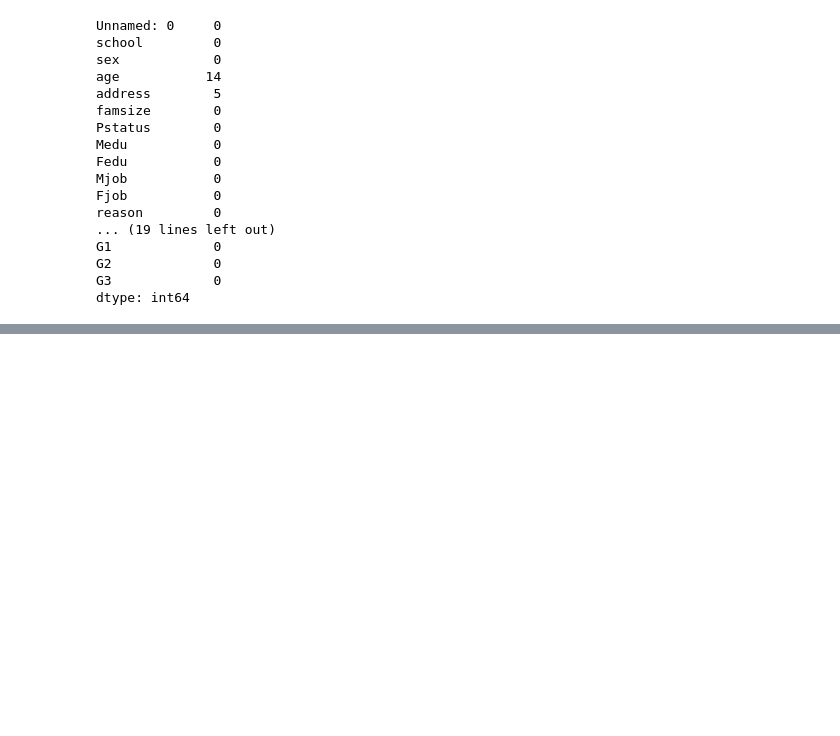
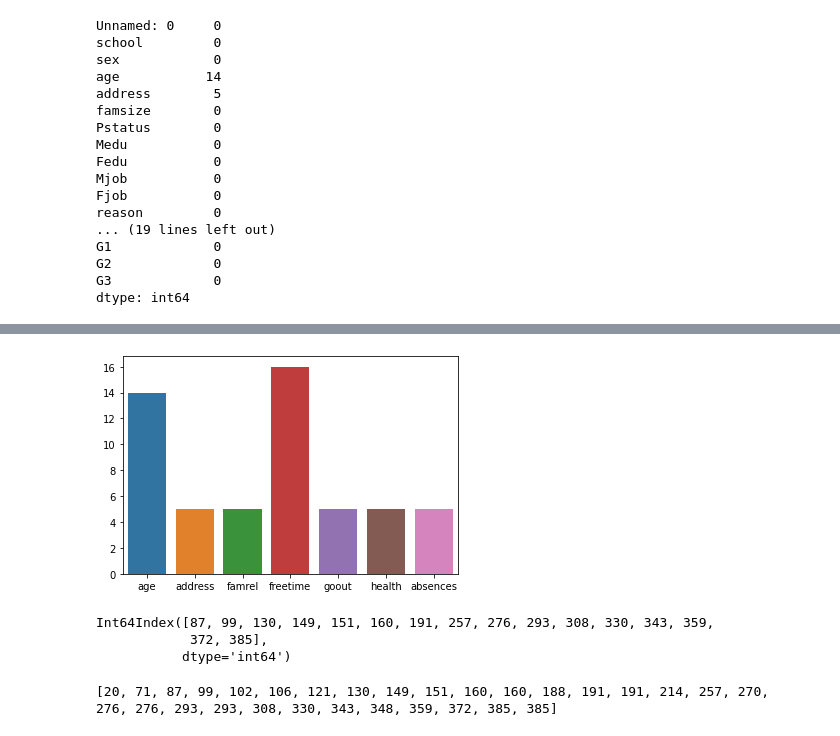
Before and after one commit to FabianAndersson17/Databehandling-Fabian-Andersson, a Jupyter notebook: Exercises/2.0_Missing_Aggregation.ipynb, the cells around one changed output, grey strips where cells are left out. Saved outputs shown, nothing was run; the diff lists cells and outputs as text; code cells hidden in the pictures; blank space fills up the shorter version.

```diff
--- a/Exercises/2.0_Missing_Aggregation.ipynb
+++ b/Exercises/2.0_Missing_Aggregation.ipynb
@@ -126,0 +130,32 @@ TypeError: Neither the `x` nor `y` variable appears to be numeric.
+# %%
+import data_utils
+
+data_utils.plot_missing_data(students)
+# %% [output]
+[figure, added]
+# %%
+freetime_NaN = students[students["freetime"].isnull()].index
+freetime_NaN
+# %% [output]
+Int64Index([87, 99, 130, 149, 151, 160, 191, 257, 276, 293, 308, 330, 343, 359,
+            372, 385],
+           dtype='int64')
+# %%
+freetime_NaN = students[students["freetime"].isnull()].index
+age_NaN = students[students["age"].isnull()].index
+age_freetime_NaN = []
+listIndex = 0
+
+for i in freetime_NaN:
+    age_freetime_NaN.append(freetime_NaN[listIndex])
+    listIndex += 1
+
+listIndex = 0
+for _ in age_NaN:
+    age_freetime_NaN.append(age_NaN[listIndex])
+    listIndex += 1
+
+age_freetime_NaN.sort()
+print(age_freetime_NaN)
+# %% [output]
+[20, 71, 87, 99, 102, 106, 121, 130, 149, 151, 160, 160, 188, 191, 191, 214, 257, 270, 276, 276, 293, 293, 308, 330, 343, 348, 359, 372, 385, 385]
```
Also changed, not shown: parts of 2 cells of this notebook.
